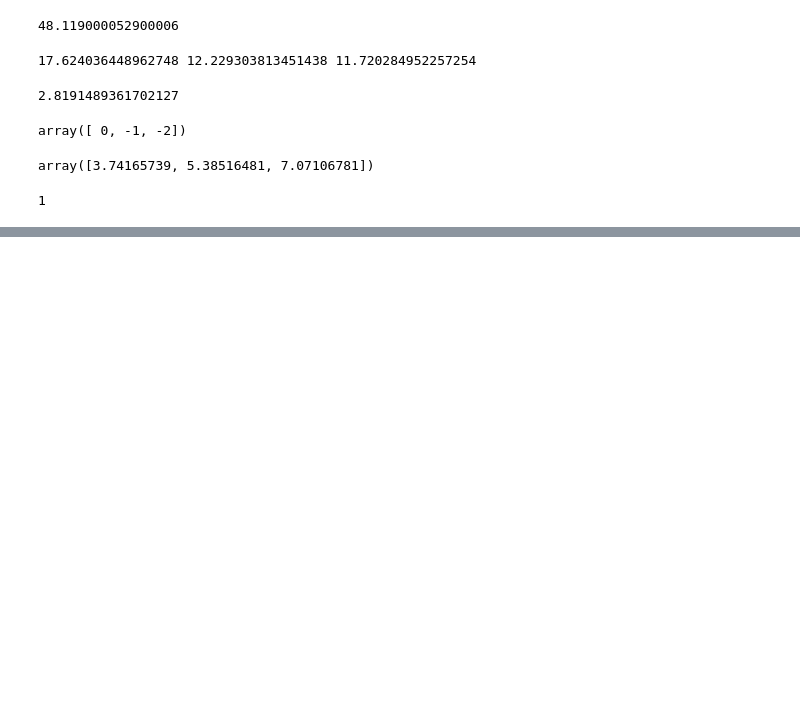
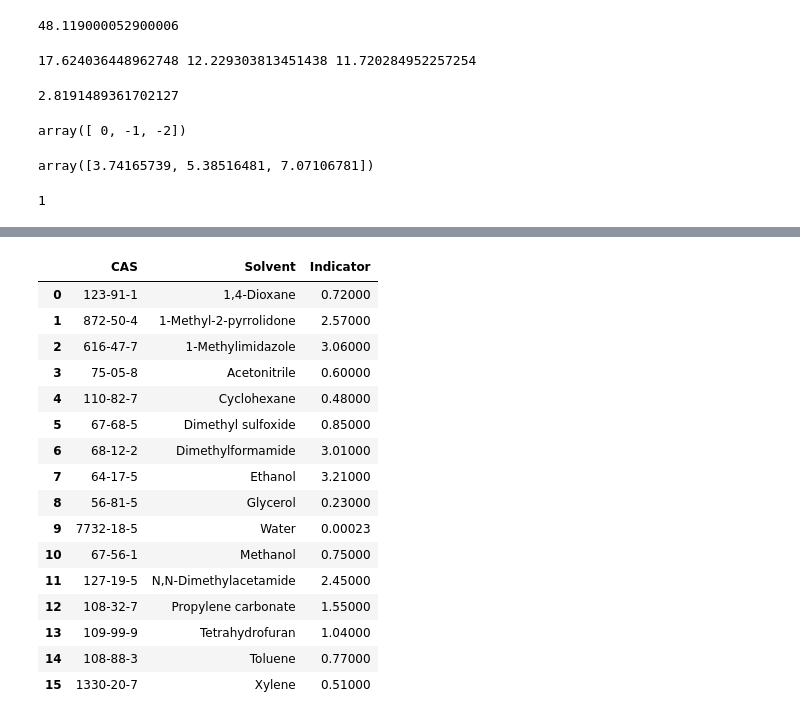
Before and after one commit to xueannafang/hsp_mloc_v2, a Jupyter notebook: mloc_2_test.ipynb, the cells around one changed output, grey strips where cells are left out. Cells and saved outputs as stored; diff of their text form; code cells hidden in the pictures; blank space fills up the shorter version.

```diff
--- a/mloc_2_test.ipynb
+++ b/mloc_2_test.ipynb
@@ -174,0 +161,20 @@ today.strftime("%Y%m%d") + now.strftime("%H%M%S")
+# %%
+usr_df
+# %% [output]
+|  | CAS | Solvent | Indicator |
+| 0 | 123-91-1 | 1,4-Dioxane | 0.72000 |
+| 1 | 872-50-4 | 1-Methyl-2-pyrrolidone | 2.57000 |
+| 2 | 616-47-7 | 1-Methylimidazole | 3.06000 |
+| 3 | 75-05-8 | Acetonitrile | 0.60000 |
+| 4 | 110-82-7 | Cyclohexane | 0.48000 |
+| 5 | 67-68-5 | Dimethyl sulfoxide | 0.85000 |
+| 6 | 68-12-2 | Dimethylformamide | 3.01000 |
+| 7 | 64-17-5 | Ethanol | 3.21000 |
+| 8 | 56-81-5 | Glycerol | 0.23000 |
+| 9 | 7732-18-5 | Water | 0.00023 |
+| 10 | 67-56-1 | Methanol | 0.75000 |
+| 11 | 127-19-5 | N,N-Dimethylacetamide | 2.45000 |
+| 12 | 108-32-7 | Propylene carbonate | 1.55000 |
+| 13 | 109-99-9 | Tetrahydrofuran | 1.04000 |
+| 14 | 108-88-3 | Toluene | 0.77000 |
+| 15 | 1330-20-7 | Xylene | 0.51000 |
```
Also changed, not shown: parts of 19 cells of this notebook, 2 other files.
